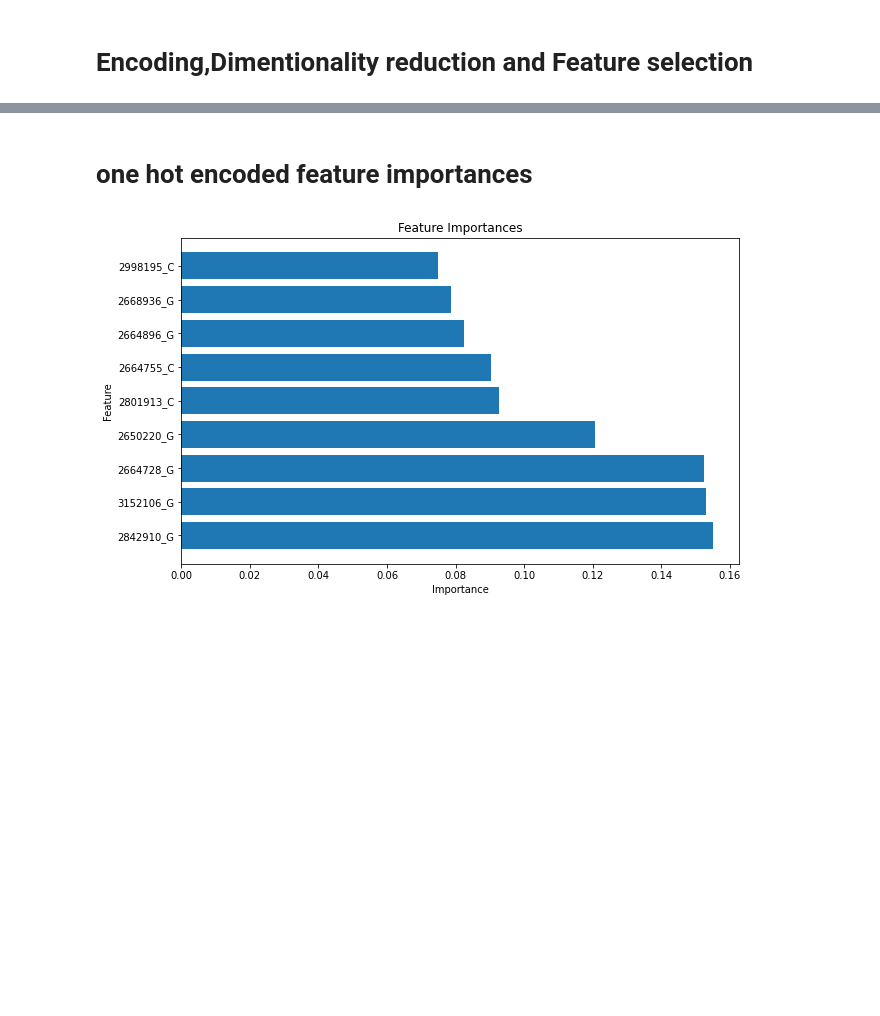
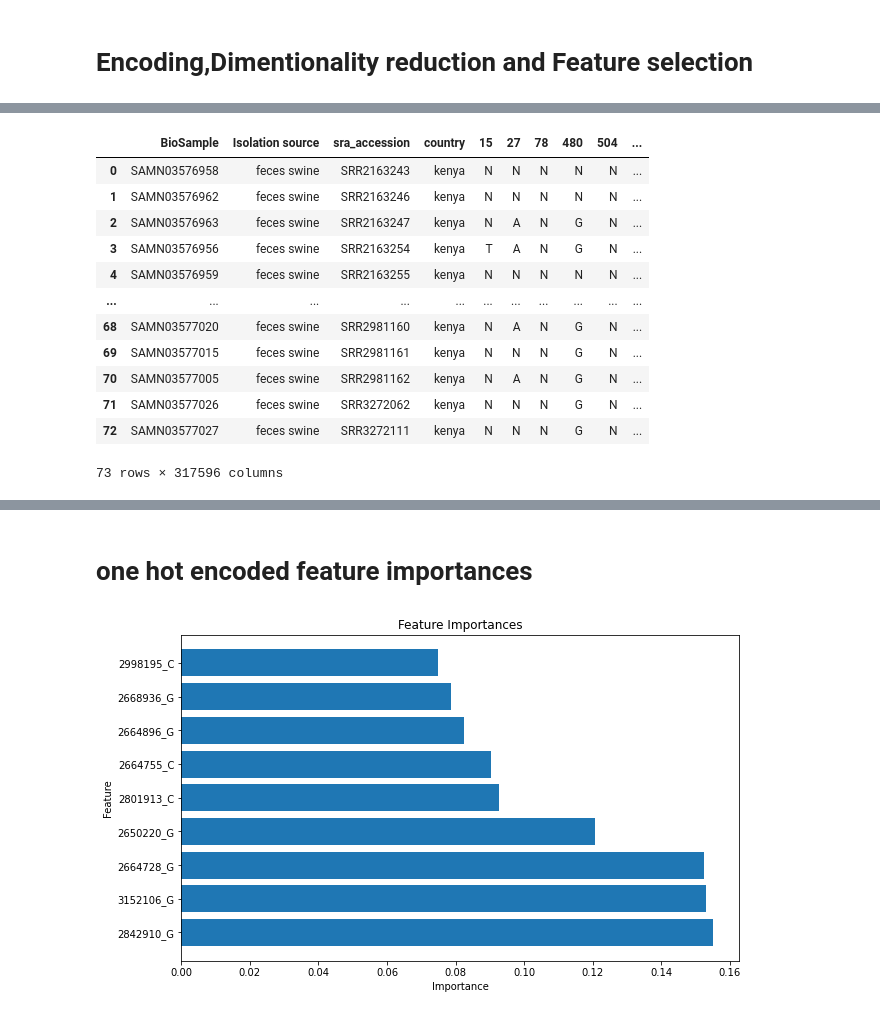
Before and after one commit to omicscodeathon/salmonellaml, a Jupyter notebook: notebooks/dimentionality_reduction_2.ipynb, the cells around one changed output, grey strips where cells are left out. Drawn from its saved outputs; the diff is of its cells as text; code cells hidden in the pictures; blank space fills up the shorter version.

```diff
--- a/notebooks/dimentionality_reduction_2.ipynb
+++ b/notebooks/dimentionality_reduction_2.ipynb
@@ -122,0 +271,20 @@ df_thiopia
+# %%
+# kenya
+df_kenya=pd.read_csv("kenya_processed.csv")
+# %%
+df_kenya=df_kenya.drop(columns=["Unnamed: 0.1","Unnamed: 0"])
+df_kenya
+# %% [output]
+|  | BioSample | Isolation source | sra_accession | country | 15 | 27 | 78 | 480 | 504 | ... |
+| 0 | SAMN03576958 | feces swine | SRR2163243 | kenya | N | N | N | N | N | ... |
+| 1 | SAMN03576962 | feces swine | SRR2163246 | kenya | N | N | N | N | N | ... |
+| 2 | SAMN03576963 | feces swine | SRR2163247 | kenya | N | A | N | G | N | ... |
+| 3 | SAMN03576956 | feces swine | SRR2163254 | kenya | T | A | N | G | N | ... |
+| 4 | SAMN03576959 | feces swine | SRR2163255 | kenya | N | N | N | N | N | ... |
+| ... | ... | ... | ... | ... | ... | ... | ... | ... | ... | ... |
+| 68 | SAMN03577020 | feces swine | SRR2981160 | kenya | N | A | N | G | N | ... |
+| 69 | SAMN03577015 | feces swine | SRR2981161 | kenya | N | N | N | G | N | ... |
+| 70 | SAMN03577005 | feces swine | SRR2981162 | kenya | N | A | N | G | N | ... |
+| 71 | SAMN03577026 | feces swine | SRR3272062 | kenya | N | N | N | G | N | ... |
+| 72 | SAMN03577027 | feces swine | SRR3272111 | kenya | N | N | N | G | N | ... |
+73 rows × 317596 columns
```
Also changed, not shown: parts of 45 cells of this notebook.
